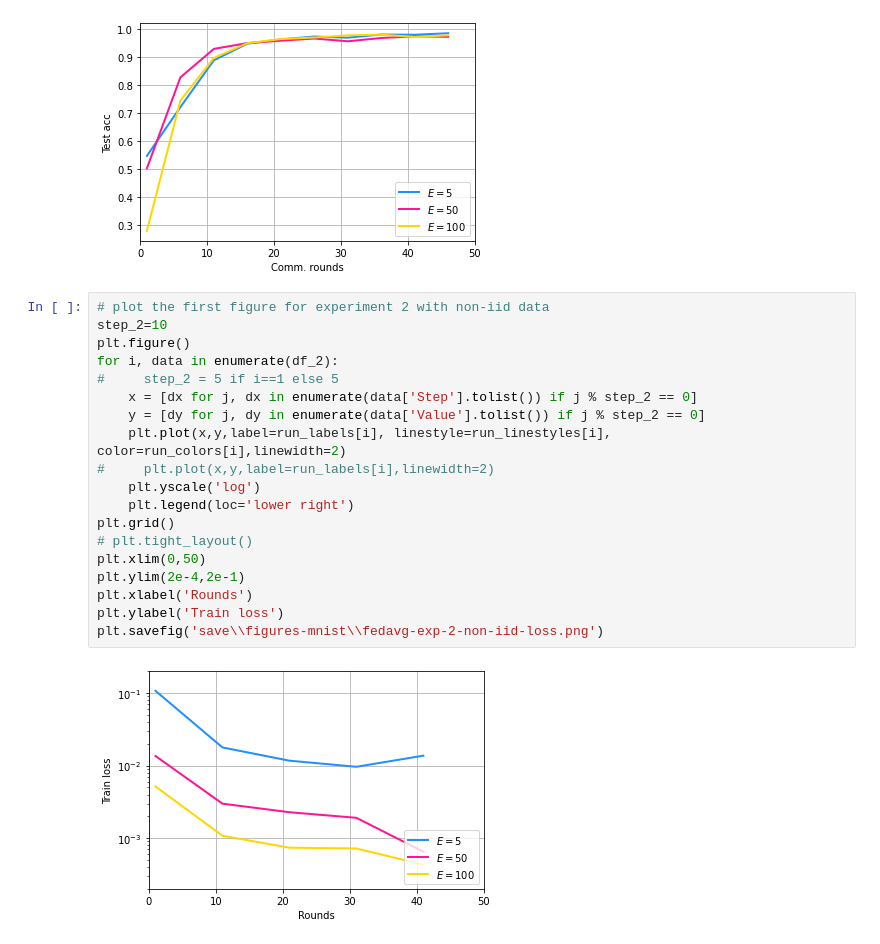
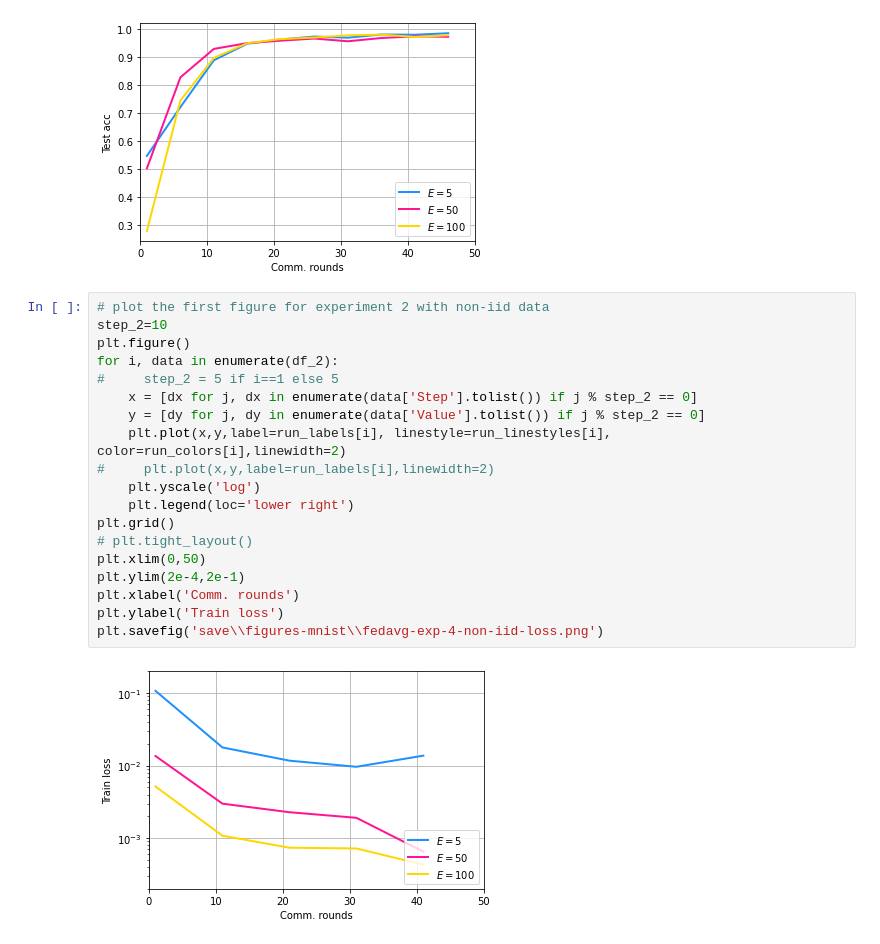
Before and after one commit to ywang037/Federated-Learning-PyTorch, a Jupyter notebook: helper-plot-csv-exp-4.ipynb, the cells around one changed output. Cells and saved outputs as stored; diff of their text form.

```diff
--- a/helper-plot-csv-exp-4.ipynb
+++ b/helper-plot-csv-exp-4.ipynb
@@ -69,21 +69,21 @@ plt.savefig('save\\figures-mnist\\fedavg-exp-4-non-iid-acc.png')
 # %%
 # plot the first figure for experiment 2 with non-iid data
 step_2=10
 plt.figure()
 for i, data in enumerate(df_2):
 #     step_2 = 5 if i==1 else 5
     x = [dx for j, dx in enumerate(data['Step'].tolist()) if j % step_2 == 0]
     y = [dy for j, dy in enumerate(data['Value'].tolist()) if j % step_2 == 0]
     plt.plot(x,y,label=run_labels[i], linestyle=run_linestyles[i], color=run_colors[i],linewidth=2)
 #     plt.plot(x,y,label=run_labels[i],linewidth=2)
     plt.yscale('log')
     plt.legend(loc='lower right')
 plt.grid()
 # plt.tight_layout()
 plt.xlim(0,50)
 plt.ylim(2e-4,2e-1)
-plt.xlabel('Rounds')
+plt.xlabel('Comm. rounds')
 plt.ylabel('Train loss')
-plt.savefig('save\\figures-mnist\\fedavg-exp-2-non-iid-loss.png')
+plt.savefig('save\\figures-mnist\\fedavg-exp-4-non-iid-loss.png')
 # %% [output]
-[figure, old version]
+[figure, new version]
```
Also changed, not shown: 2 other files.
